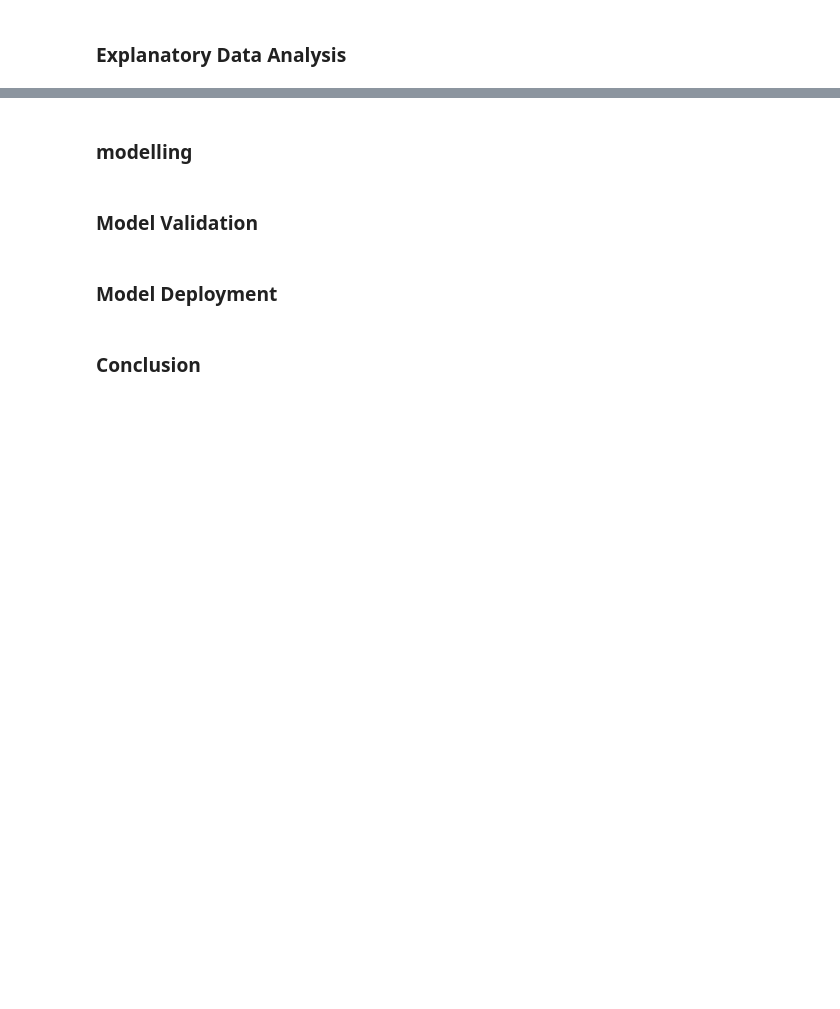
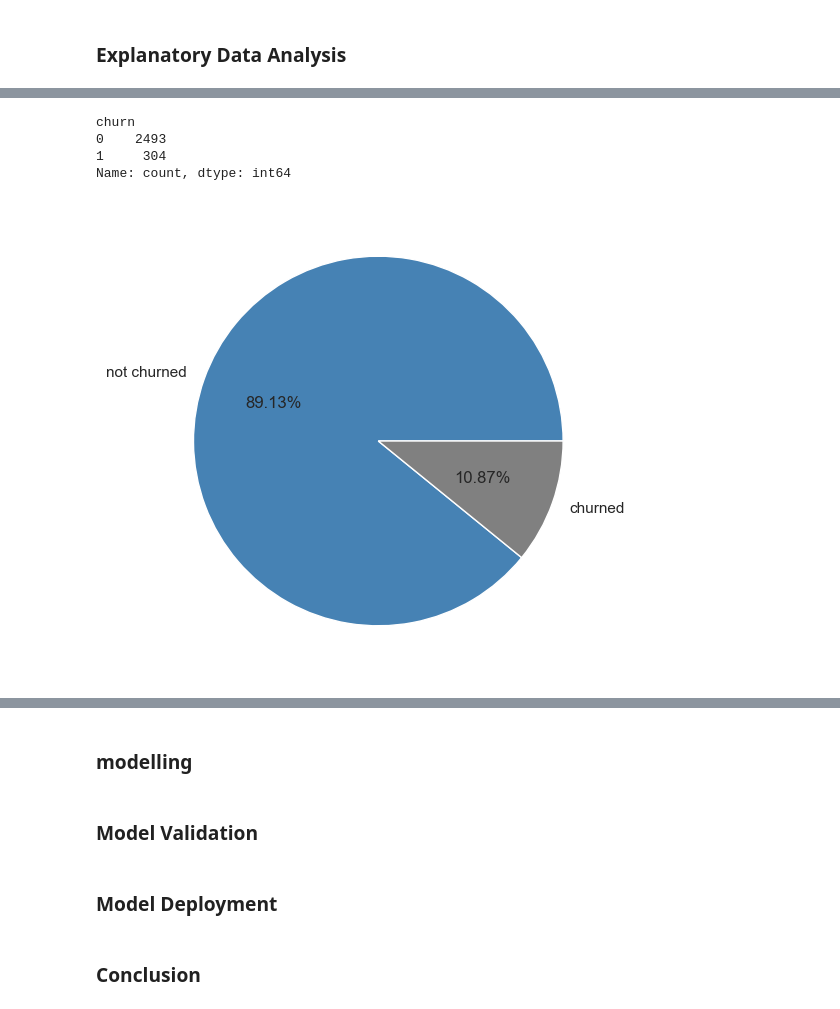
Before and after one commit to Atieng/Customer-Churn-Prediction, a Jupyter notebook: Customer-churn.ipynb, the cells around one changed output, grey strips where cells are left out. Drawn from its saved outputs; the diff is of its cells as text; code cells hidden in the pictures; blank space fills up the shorter version.

```diff
--- a/Customer-churn.ipynb
+++ b/Customer-churn.ipynb
@@ -429,0 +454,14 @@ memory usage: 354.7+ KB
+# %%
+##Visualize the count of Gender
+print(df['churn'].value_counts())
+labels='not churned','churned'
+fig, ax = plt.subplots(figsize=(6,6))
+colors=["steelblue","grey"]
+ax.pie(df['churn'].value_counts(), labels=labels, autopct='%1.2f%%',colors=colors)
+plt.show()
+# %% [output]
+churn
+0    2493
+1     304
+Name: count, dtype: int64
+[figure, added]
```
Also changed, not shown: parts of 22 cells of this notebook.
